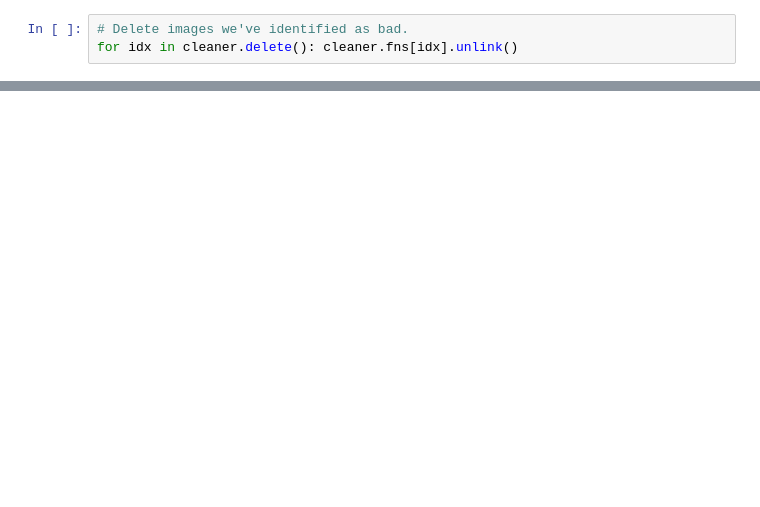
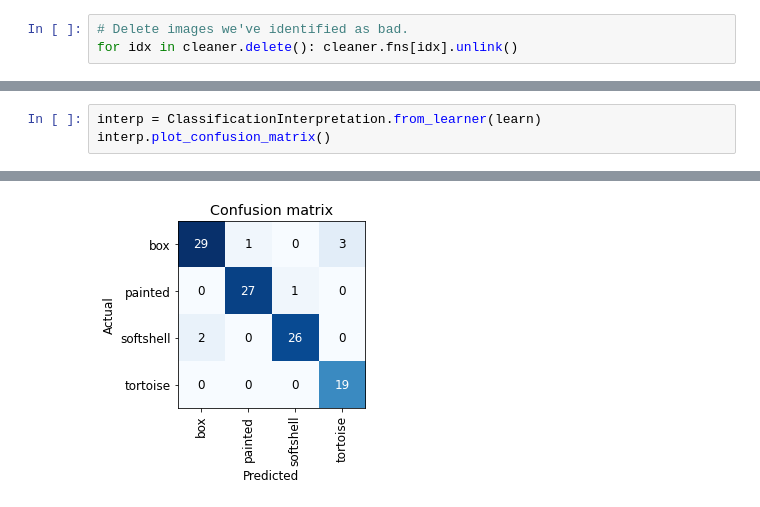
Before and after one commit to djliden/fastai-turtle-classifier, a Jupyter notebook: Turtle Classifier.ipynb, the cells around one changed output, grey strips where cells are left out. Drawn from its saved outputs; the diff is of its cells as text; blank space fills up the shorter version.

```diff
--- a/Turtle Classifier.ipynb
+++ b/Turtle Classifier.ipynb
@@ -187,0 +205,4 @@ learn.fine_tune(4)
+# %%
+interp = ClassificationInterpretation.from_learner(learn)
+interp.plot_confusion_matrix()
+# %% [output]
@@ -187,0 +210 @@ learn.fine_tune(4)
+[figure, added]
```
Also changed, not shown: parts of 27 cells of this notebook, 2 other files.
